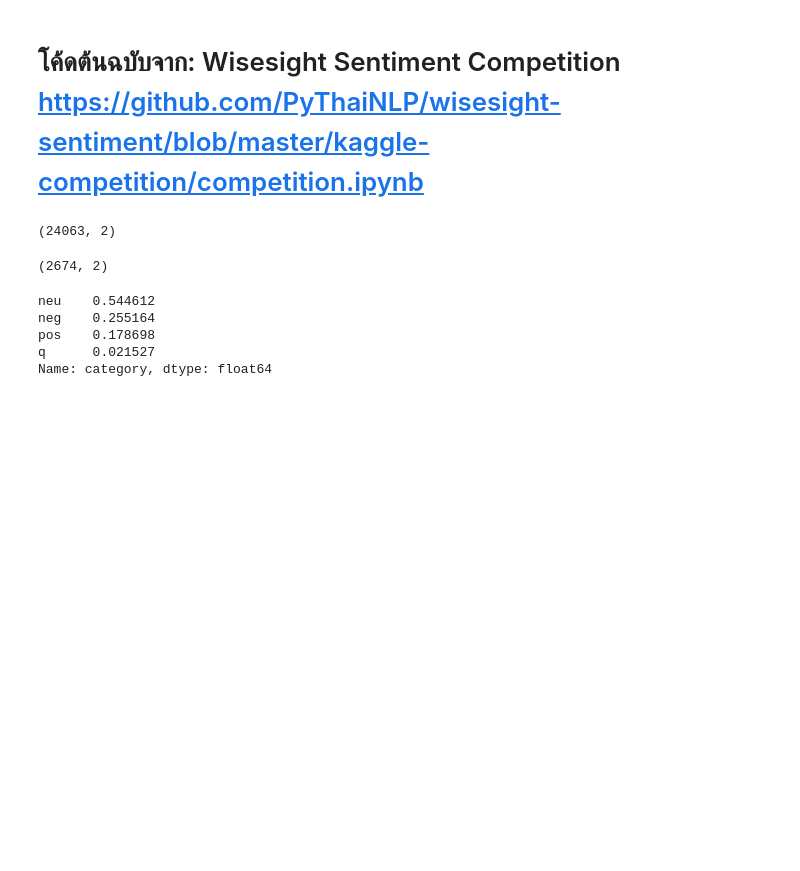
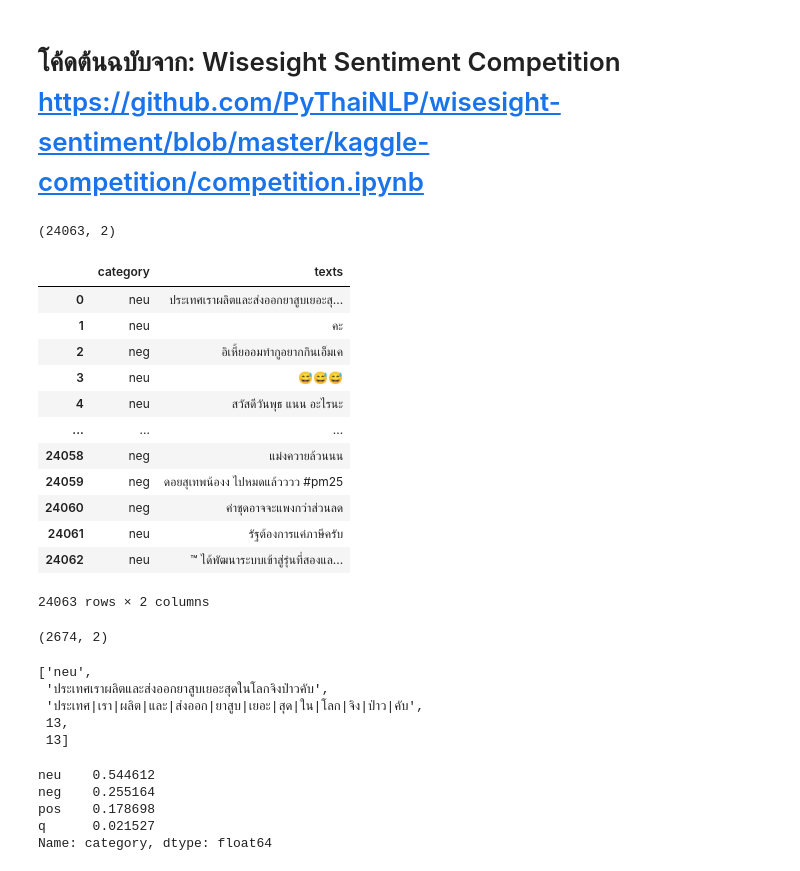
Before and after one commit to ai-builders/curriculum, a Jupyter notebook: notebooks/04n_NLP_Thai_Text_Classification.ipynb, the cells around one changed output. Cells and saved outputs as stored; diff of their text form; code cells hidden in the pictures; blank space fills up the shorter version.

```diff
--- a/notebooks/04n_NLP_Thai_Text_Classification.ipynb
+++ b/notebooks/04n_NLP_Thai_Text_Classification.ipynb
@@ -90,6 +91,22 @@ all_df.to_csv('all_df.csv',index=False)
 all_df.shape
 # %% [output]
 (24063, 2)
+# %%
+all_df
+# %% [output]
+|  | category | texts |
+| 0 | neu | ประเทศเราผลิตและส่งออกยาสูบเยอะสุ... |
+| 1 | neu | คะ |
+| 2 | neg | อิเหี้ยออมทำกูอยากกินเอ็มเค |
+| 3 | neu | 😅😅😅 |
+| 4 | neu | สวัสดีวันพุธ แนน อะไรนะ |
+| ... | ... | ... |
+| 24058 | neg | แม่งควายล้วนนน |
+| 24059 | neg | ดอยสุเทพน้องง ไปหมดแล้วววว #pm25 |
+| 24060 | neg | ค่าชุดอาจจะแพงกว่าส่วนลด |
+| 24061 | neu | รัฐต้องการแค่ภาษีครับ |
+| 24062 | neu | ™ ได้พัฒนาระบบเข้าสู่รุ่นที่สองแล... |
+24063 rows × 2 columns
 # %%
 with open('test.txt') as f:
     texts = [line.strip() for line in f.readlines()]
@@ -111,6 +128,14 @@ all_df['uwc'] = all_df.processed.map(lambda x: len(set(x.split('|'))))
 test_df['processed'] = test_df.texts.map(lambda x: '|'.join(process_text(x)))
 test_df['wc'] = test_df.processed.map(lambda x: len(x.split('|')))
 test_df['uwc'] = test_df.processed.map(lambda x: len(set(x.split('|'))))
+# %%
+all_df.values.tolist()[0]
+# %% [output]
+['neu',
+ 'ประเทศเราผลิตและส่งออกยาสูบเยอะสุดในโลกจิงป่าวคับ',
+ 'ประเทศ|เรา|ผลิต|และ|ส่งออก|ยาสูบ|เยอะ|สุด|ใน|โลก|จิง|ป่าว|คับ',
+ 13,
+ 13]
 # %%
 all_df.category.value_counts() / all_df.shape[0]
 # %% [output]
```
Also changed, not shown: parts of 41 cells of this notebook.
